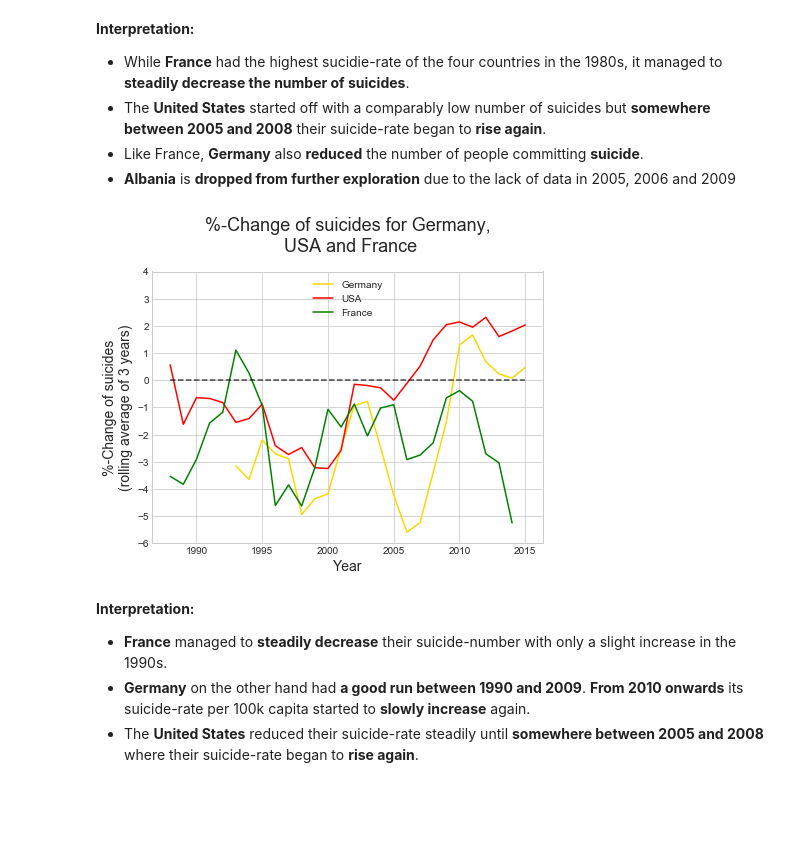
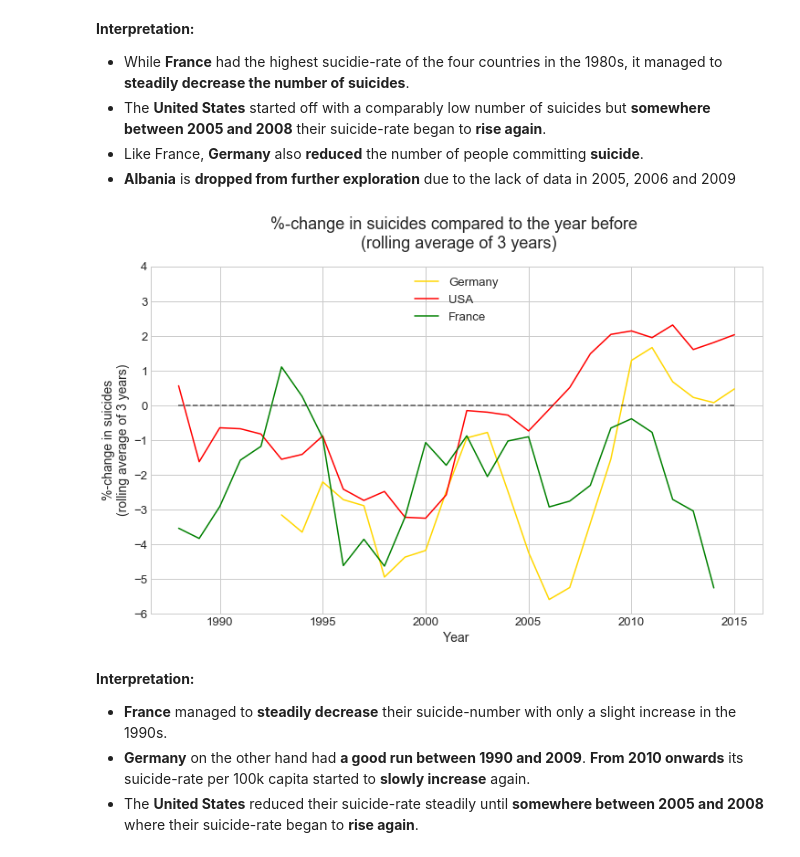
Before and after one commit to Overflowed10/Data-Analysis, a Jupyter notebook: Data Analysis - Suicides.ipynb, the cells around one changed output. Saved outputs shown, nothing was run; the diff lists cells and outputs as text; code cells hidden in the pictures; blank space fills up the shorter version.

```diff
--- a/Data Analysis - Suicides.ipynb
+++ b/Data Analysis - Suicides.ipynb
@@ -189,29 +194,28 @@ df[(df["country"]=="Albania")&(df["year"].isin([2005,2006,2009]))].sample(5)
 # %%
 # Setting global variable for .rolling()
 NUM = 3
 
 # size of figure
-plt.figure(figsize=(7,5))
+plt.figure(figsize=(12,7))
 
 # Plotting: x - year, y - %-change of suicides(rolling average), for France, US and Germany
 countries = ["Germany", "United States", "France"]
 for i in countries:
     country_series =  df.groupby(["country", "year"]).sum().loc[i,"suicides/100k pop"]
     country_perc = (country_series/country_series.shift(1)-1).rolling(NUM).mean()*100
     plt.plot(country_perc, color=country_colors[i])
 
 # adjusting plot
 plt.plot([1985+NUM,2015],[0,0], linestyle="--", color="k", alpha=0.7)
 plt.legend(["Germany", "USA", "France"], loc="upper center")
 plt.yticks(ticks=np.arange(-6,5))
 plt.xlabel("Year", fontdict={"fontsize":14})
-plt.ylabel(f"%-Change of suicides\n(rolling average of {NUM} years)", fontdict={"fontsize":14})
-plt.title("%-Change of suicides for Germany,\n USA and France", fontdict={"fontsize": 18}, pad=20, loc="center")
-
+plt.ylabel(f"%-change in suicides\n(rolling average of {NUM} years)", fontdict={"fontsize":14})
+plt.title(f"%-change in suicides compared to the year before \n (rolling average of {NUM} years)", fontdict={"fontsize": 18}, pad=20, loc="center")
 
 plt.show()
 # %% [output]
-[figure, old version]
+[figure, new version]
 # %% [markdown]
 <b>Interpretation:</b>
 * <b>France</b> managed to <b>steadily decrease</b> their suicide-number with only a slight increase in the 1990s.
```
Also changed, not shown: parts of 21 cells of this notebook.
